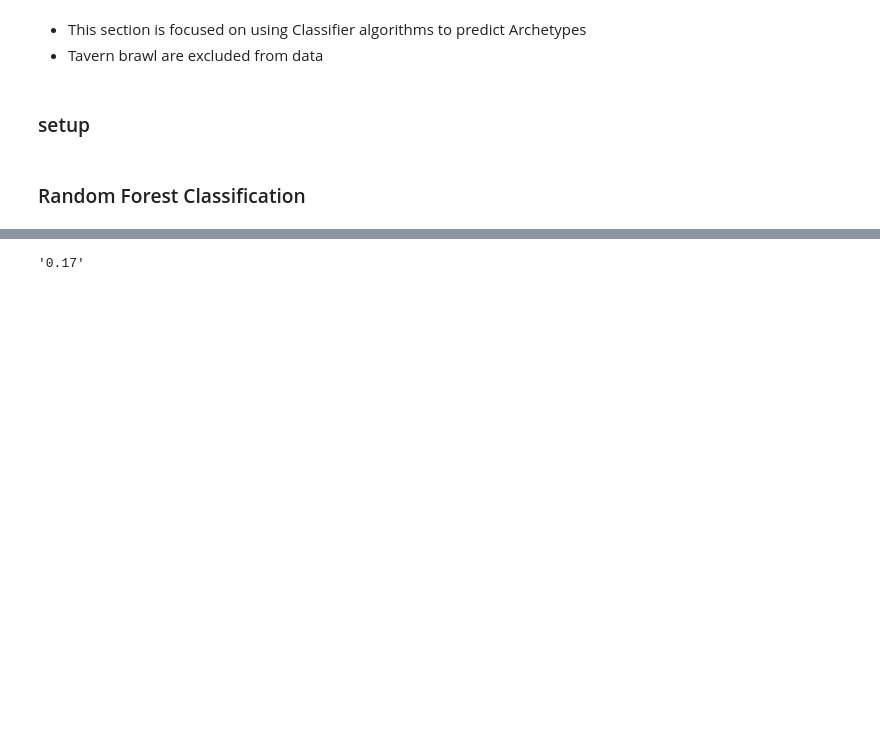
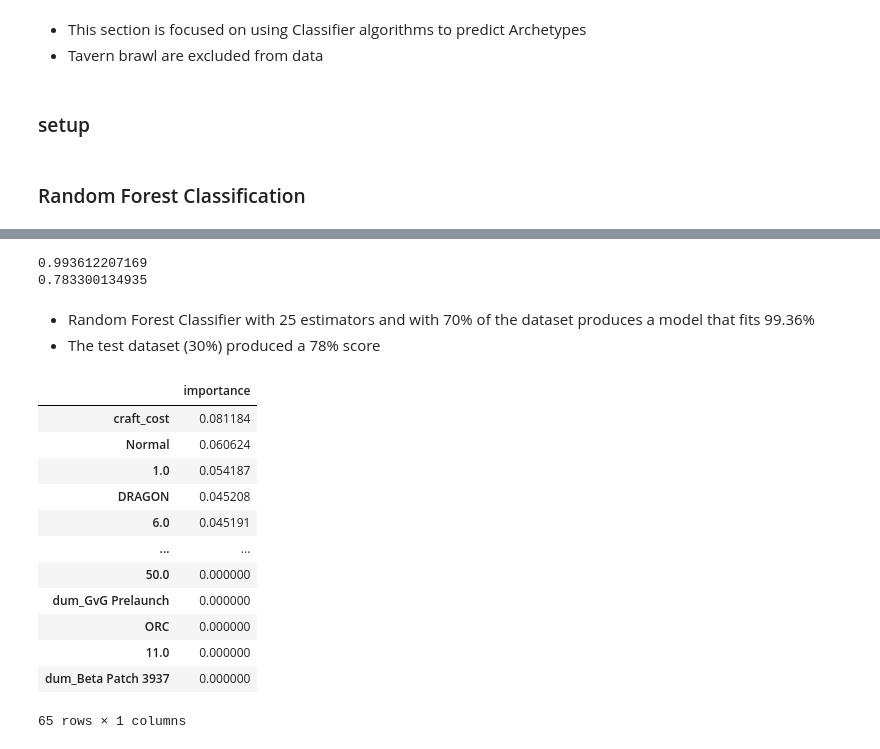
Before and after one commit to dawei95130/hearthstone, a Jupyter notebook: hearthstone.ipynb, the cells around one changed output, grey strips where cells are left out. Drawn from its saved outputs; the diff is of its cells as text; code cells hidden in the pictures; blank space fills up the shorter version.

```diff
--- a/hearthstone.ipynb
+++ b/hearthstone.ipynb
@@ -379,4 +370,0 @@ nodate
-# %%
-sklearn.__version__
-# %% [output]
-'0.17'
@@ -382,0 +384,31 @@ sklearn.__version__
+# %%
+model = RandomForestClassifier(n_estimators = 25, oob_score = True)
+print model.fit(X_train,y_train).score(X_train,y_train)
+
+print model.score(X_test, y_test)
+# %% [output]
+0.993612207169
+0.783300134935
+# %% [markdown]
+- Random Forest Classifier with 25 estimators and with 70% of the dataset produces a model that fits 99.36%
+- The test dataset (30%) produced a 78% score
+# %%
+check = pd.DataFrame(index = X_train.columns)
+check['importance'] = model.feature_importances_
+# %%
+check.sort_values(by = 'importance', axis = 0, inplace = True, ascending = False)
+check
+# %% [output]
+|  | importance |
+| craft_cost | 0.081184 |
+| Normal | 0.060624 |
+| 1.0 | 0.054187 |
+| DRAGON | 0.045208 |
+| 6.0 | 0.045191 |
+| ... | ... |
+| 50.0 | 0.000000 |
+| dum_GvG Prelaunch | 0.000000 |
+| ORC | 0.000000 |
+| 11.0 | 0.000000 |
+| dum_Beta Patch 3937 | 0.000000 |
+65 rows × 1 columns
```
Also changed, not shown: parts of 28 cells of this notebook.
